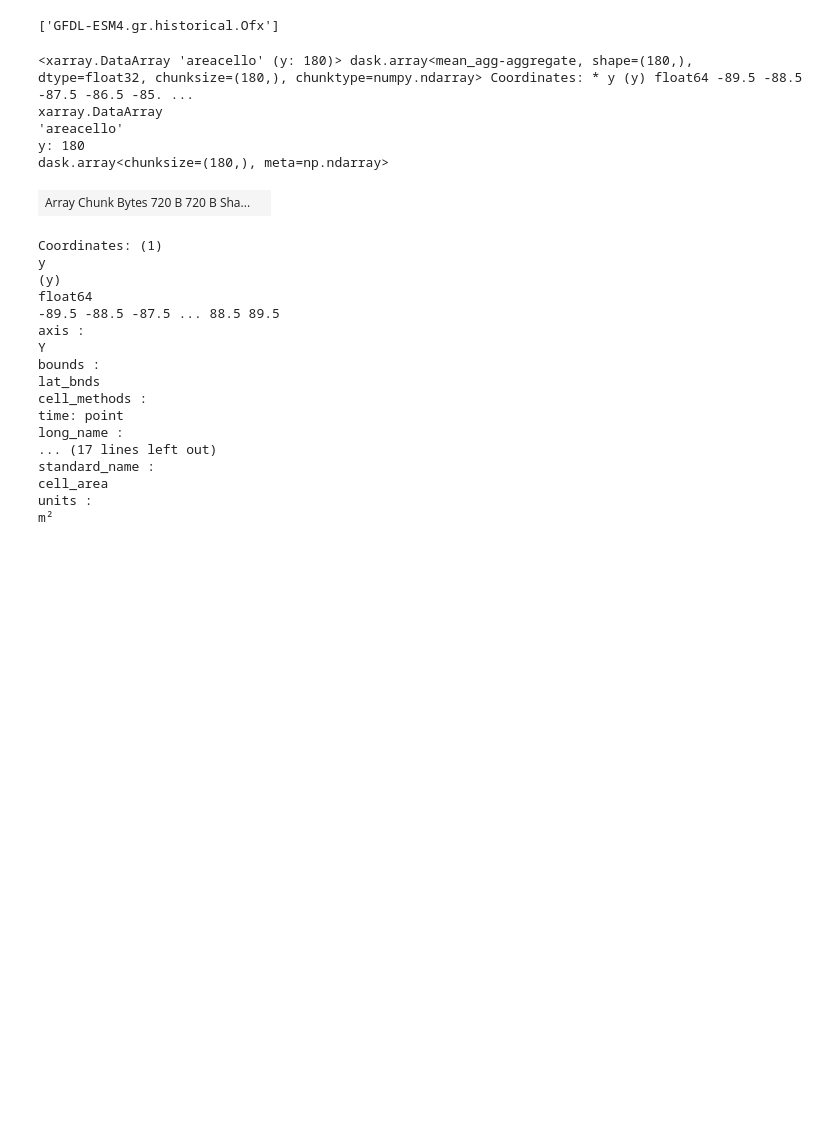
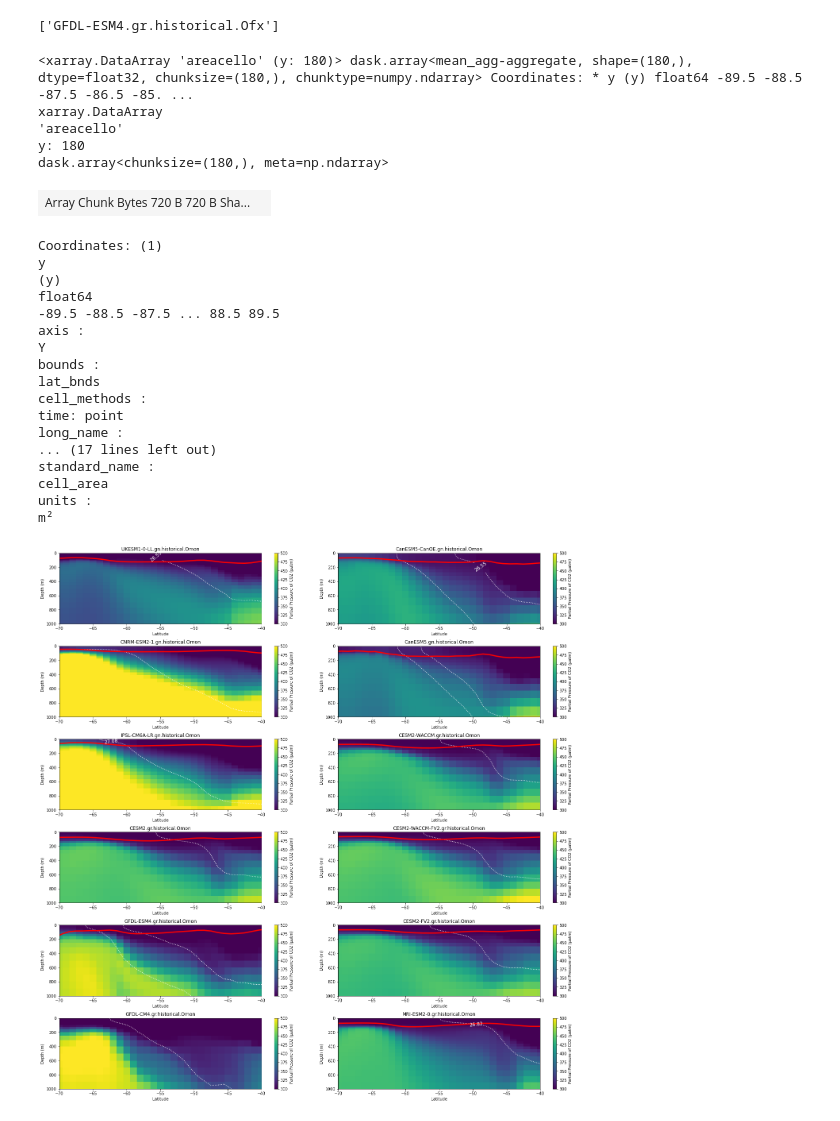
Before and after one commit to gmacgilchrist/seniorthesis, a Jupyter notebook: notebooks/mixedlayerdepth_mlotst.ipynb, the cells around one changed output. Saved outputs shown, nothing was run; the diff lists cells and outputs as text; code cells hidden in the pictures; blank space fills up the shorter version.

```diff
--- a/notebooks/mixedlayerdepth_mlotst.ipynb
+++ b/notebooks/mixedlayerdepth_mlotst.ipynb
@@ -634,3 +661,61 @@ standard_name :
 cell_area
 units :
 m²
+# %%
+# This one is with sigma0 and annual mixed layer
+
+fig, axarr = plt.subplots(nrows = 6, ncols = 2, figsize=[20,20])
+fig.tight_layout(pad = 3.5)
+# plt.rc('font', size = 14)
+# plt.rc('axes', titlesize= 14)
+# plt.rc('axes', labelsize= 12)
+# plt.rc('figure', titlesize=16)
+
+ax_idx = 0
+for name, ds in dd_x.items():
+    ax = axarr.flat[ax_idx]
+    conversion =  1e6/1035
+#     results = pyco2.sys(par1=ds['talk']*conversion,par2=ds['dissic']*conversion,par1_type=1,par2_type=2,
+#                         pressure_out=0, temperature_out = ds['thetao'], pressure = ds['p'],
+#                         temperature = ds['insitutemp'])
+    ax.set_xlim([-70,-40])
+    ax.set_ylim([0,1000])
+    im = ax.pcolormesh(ds['y'],ds['lev'], PCO2_x[name], vmin = 300, vmax = 500)
+    if name == 'UKESM1-0-LL.gn.historical.Omon':
+        CS = ax.contour(ds['y'],ds['lev'],ds['sigma0'],levels=[26.55], colors = 'w', linestyles = 'dotted')
+    elif name == 'CanESM5-CanOE.gn.historical.Omon':
+        CS = ax.contour(ds['y'],ds['lev'],ds['sigma0'],levels=[26.55, 27.08], colors = 'w', linestyles = 'dotted')
+    elif name == 'CNRM-ESM2-1.gn.historical.Omon':
+        CS = ax.contour(ds['y'],ds['lev'],ds['sigma0'],levels=[27.08], colors = 'w', linestyles = 'dotted')
+    elif name == 'CanESM5.gn.historical.Omon':
+        CS = ax.contour(ds['y'],ds['lev'],ds['sigma0'],levels=[26.82, 27.08], colors = 'w', linestyles = 'dotted')
+    elif name == 'IPSL-CM6A-LR.gn.historical.Omon':
+        CS = ax.contour(ds['y'],ds['lev'],ds['sigma0'],levels=[27.08], colors = 'w', linestyles = 'dotted')
+    elif name == 'CESM2-WACCM.gr.historical.Omon':
+        CS = ax.contour(ds['y'],ds['lev'],ds['sigma0'],levels=[26.55], colors = 'w', linestyles = 'dotted')
+    elif name == 'CESM2.gr.historical.Omon':
+        CS = ax.contour(ds['y'],ds['lev'],ds['sigma0'],levels=[26.55], colors = 'w', linestyles = 'dotted')
+    elif name == 'CESM2-WACCM-FV2.gr.historical.Omon':
+        CS = ax.contour(ds['y'],ds['lev'],ds['sigma0'],levels=[26.55], colors = 'w', linestyles = 'dotted')
+    elif name == 'GFDL-ESM4.gr.historical.Omon':
+        CS = ax.contour(ds['y'],ds['lev'],ds['sigma0'],levels=[26.82, 27.34], colors = 'w', linestyles = 'dotted')
+    elif name == 'CESM2-FV2.gr.historical.Omon':
+        CS = ax.contour(ds['y'],ds['lev'],ds['sigma0'],levels=[26.55], colors = 'w', linestyles = 'dotted')
+    elif name == 'GFDL-CM4.gr.historical.Omon':
+        CS = ax.contour(ds['y'],ds['lev'],ds['sigma0'],levels=[27.08], colors = 'w', linestyles = 'dotted')
+    elif name == 'MRI-ESM2-0.gr.historical.Omon':
+        CS = ax.contour(ds['y'],ds['lev'],ds['sigma0'],levels=[26.82], colors = 'w', linestyles = 'dotted')
+
+    if name != 'GFDL-CM4.gr.historical.Omon':
+        ax.plot(dd_mlotst[name].mlotst.y, dd_mlotst[name].mlotst.isel(x=slice(180,200), time = slice(0,239)).mean(['time', 'x'], keep_attrs=True), color = 'r', lw = 3)
+#     CS = ax.contour(ds['y'],ds['lev'],ds['sigma2'],levels=[35.5, 36, 36.5, 36.75, 37], colors = 'w')
+    ax.clabel(CS, inline=1, fontsize=12, manual = False)
+    cbar = plt.colorbar(im,ax=ax)
+    ax.invert_yaxis()
+    cbar.set_label('Partial Pressure of CO2 (\u03BCatm)')
+    ax.set_title(name)
+    ax.set_xlabel('Latitude')
+    ax.set_ylabel('Depth (m)')
+    ax_idx += 1
+# %% [output]
+[figure, added]
```
Also changed, not shown: parts of 7 cells of this notebook, 1 other file.
